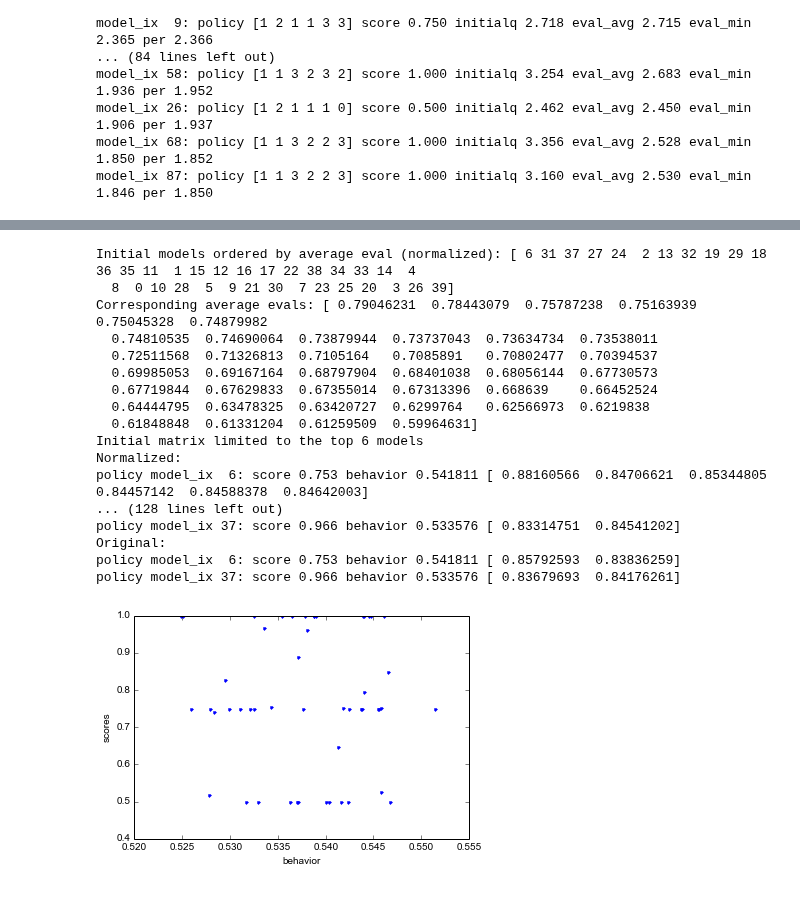
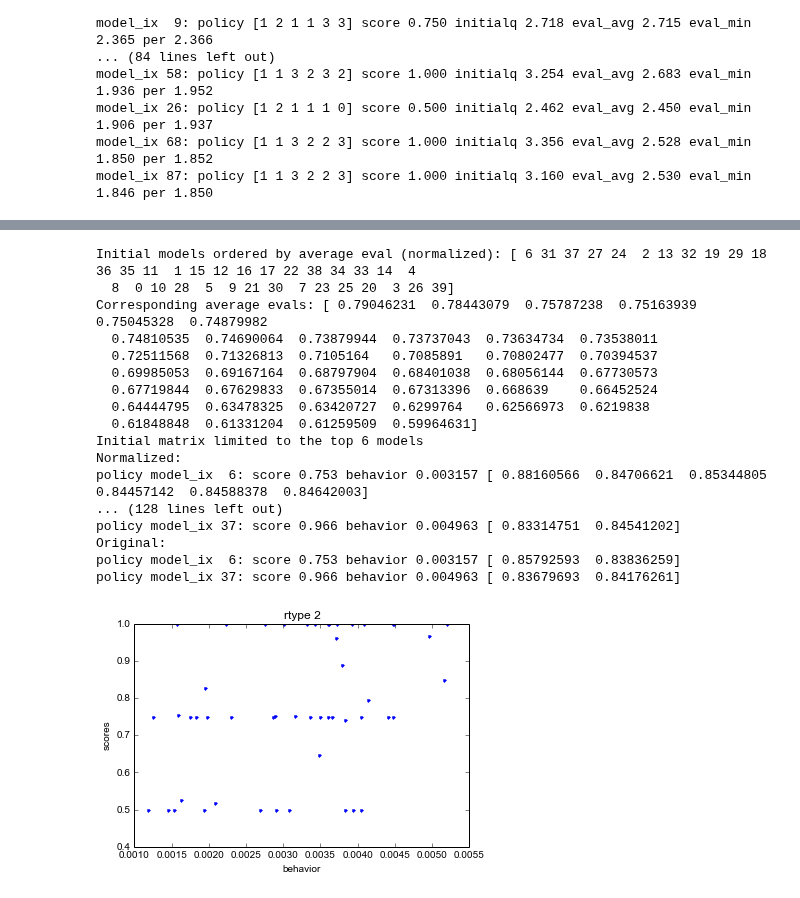
Before and after one commit to lisa-1010/smart-tutor, a Jupyter notebook: code/robustmatrixevaluation.ipynb, the cells around one changed output, grey strips where cells are left out. Drawn from its saved outputs; the diff is of its cells as text; code cells hidden in the pictures.

```diff
--- a/code/robustmatrixevaluation.ipynb
+++ b/code/robustmatrixevaluation.ipynb
@@ -468,8 +468,8 @@ data12 = np.load('experiments/test2_model_small-dropout10-shuffle0-data-test2-n1
 data21 = np.load('experiments/test2_model_small-dropout10-shuffle0-data-test2-n100000-l5-random.pickle/mcts-rtype1-rollouts3000-trajectories100-real1-runA.npz')
 data22 = np.load('experiments/test2_model_small-dropout10-shuffle0-data-test2-n100000-l5-random.pickle/mcts-rtype1-rollouts3000-trajectories100-real1-runB.npz')
 
-data31 = np.load('experiments/test2_model_small-dropout10-shuffle0-data-test2-n100000-l5-random.pickle/policies-rtype1-trajectories400-runA.npz')
-data32 = np.load('experiments/test2_model_small-dropout10-shuffle0-data-test2-n100000-l5-random.pickle/policies-rtype1-trajectories400-runB.npz')
+data31 = np.load('experiments/test2_model_small-dropout10-shuffle0-data-test2-n100000-l5-random.pickle/policies-rtype2-trajectories400-runA.npz')
+data32 = np.load('experiments/test2_model_small-dropout10-shuffle0-data-test2-n100000-l5-random.pickle/policies-rtype2-trajectories400-runB.npz')
 
 data51 = np.load('experiments/test2_model_small-dropout10-shuffle0-data-test2-n100000-l5-random.pickle/initialq-rtype1-rollouts100000-runA.npz')
 data52 = np.load('experiments/test2_model_small-dropout10-shuffle0-data-test2-n100000-l5-random.pickle/initialq-rtype1-rollouts100000-runB.npz')
@@ -575,6 +575,7 @@ def analyzeRME(raw_evals, eval_ixs, scores, vloss, behavior, initialq):
 
     # look at correlation between behavior and scores
     figure()
+    title('rtype 2')
     plot(behavior,scores,'.',color='#0000ff')
     xlabel('behavior')
     ylabel('scores')
@@ -708,8 +709,8 @@ data22 = np.load('experiments/test2_model_small-dropout8-shuffle0-data-test2-n10
 data31 = np.load('experiments/test2_model_small-dropout8-shuffle0-data-test2-n100000-l5-random.pickle/mcts-rtype1-rollouts3000-trajectories100-real0-runA.npz')
 data32 = np.load('experiments/test2_model_small-dropout8-shuffle0-data-test2-n100000-l5-random.pickle/mcts-rtype1-rollouts3000-trajectories100-real0-runC.npz')
 
-data41 = np.load('experiments/test2_model_small-dropout8-shuffle0-data-test2-n100000-l5-random.pickle/policies-rtype1-trajectories400-runA.npz')
-data42 = np.load('experiments/test2_model_small-dropout8-shuffle0-data-test2-n100000-l5-random.pickle/policies-rtype1-trajectories400-runC.npz')
+data41 = np.load('experiments/test2_model_small-dropout8-shuffle0-data-test2-n100000-l5-random.pickle/policies-rtype2-trajectories400-runA.npz')
+data42 = np.load('experiments/test2_model_small-dropout8-shuffle0-data-test2-n100000-l5-random.pickle/policies-rtype2-trajectories400-runC.npz')
 
 data51 = np.load('experiments/test2_model_small-dropout8-shuffle0-data-test2-n100000-l5-random.pickle/initialq-rtype1-rollouts100000-runA.npz')
 data52 = np.load('experiments/test2_model_small-dropout8-shuffle0-data-test2-n100000-l5-random.pickle/initialq-rtype1-rollouts100000-runC.npz')
@@ -718,35 +719,35 @@ data61 = np.load('experiments/test2_model_small-dropout8-shuffle0-data-test2-n10
 data62 = np.load('experiments/test2_model_small-dropout8-shuffle0-data-test2-n100000-l5-random.pickle/optpolicy-rtype1-rollouts10000-runC.npz')
 
 data71 = np.load('experiments/test2_model_small-dropout8-shuffle0-data-test2-n100000-l5-random.pickle/rmeproper-rtype1-rollouts1000-trajectories100-runA.npz')
 data72 = np.load('experiments/test2_model_small-dropout8-shuffle0-data-test2-n100000-l5-random.pickle/rmeproper-rtype1-rollouts1000-trajectories100-runC.npz')
 
 # each row is a real environment
 raw_evals = np.vstack([data71['evals'],data72['evals']]).T
 eval_ixs = np.arange(raw_evals.shape[0])
 
 vloss = np.concatenate([data11['vloss'],data12['vloss']])[:,-1]
 scores = np.concatenate([data21['scores'][:,0],data22['scores'][:,0]])
 behavior = np.concatenate([data41['rewards'][:,0],data42['rewards'][:,0]]) / 4.0
 initialq = np.concatenate([data51['qvals'][:,0],data52['qvals'][:,0]])
 opts = np.vstack([data61['opts'],data62['opts']])[:,0,:]
 
 analyzeRME(raw_evals, eval_ixs, scores, vloss, behavior, initialq)
 # %% [output]
 Initial models ordered by average eval (normalized): [ 6 31 37 27 24  2 13 32 19 29 18 36 35 11  1 15 12 16 17 22 38 34 33 14  4
   8  0 10 28  5  9 21 30  7 23 25 20  3 26 39]
 Corresponding average evals: [ 0.79046231  0.78443079  0.75787238  0.75163939  0.75045328  0.74879982
   0.74810535  0.74690064  0.73879944  0.73737043  0.73634734  0.73538011
   0.72511568  0.71326813  0.7105164   0.7085891   0.70802477  0.70394537
   0.69985053  0.69167164  0.68797904  0.68401038  0.68056144  0.67730573
   0.67719844  0.67629833  0.67355014  0.67313396  0.668639    0.66452524
   0.64444795  0.63478325  0.63420727  0.6299764   0.62566973  0.6219838
   0.61848848  0.61331204  0.61259509  0.59964631]
 Initial matrix limited to the top 6 models
 Normalized:
-policy model_ix  6: score 0.753 behavior 0.541811 [ 0.88160566  0.84706621  0.85344805  0.84457142  0.84588378  0.84642003]
+policy model_ix  6: score 0.753 behavior 0.003157 [ 0.88160566  0.84706621  0.85344805  0.84457142  0.84588378  0.84642003]
 ... (128 lines left out)
-policy model_ix 37: score 0.966 behavior 0.533576 [ 0.83314751  0.84541202]
+policy model_ix 37: score 0.966 behavior 0.004963 [ 0.83314751  0.84541202]
 Original:
-policy model_ix  6: score 0.753 behavior 0.541811 [ 0.85792593  0.83836259]
-policy model_ix 37: score 0.966 behavior 0.533576 [ 0.83679693  0.84176261]
+policy model_ix  6: score 0.753 behavior 0.003157 [ 0.85792593  0.83836259]
+policy model_ix 37: score 0.966 behavior 0.004963 [ 0.83679693  0.84176261]
-[figure, old version]
+[figure, new version]
```
Also changed, not shown: parts of 1 cell of this notebook, 11 other files.
